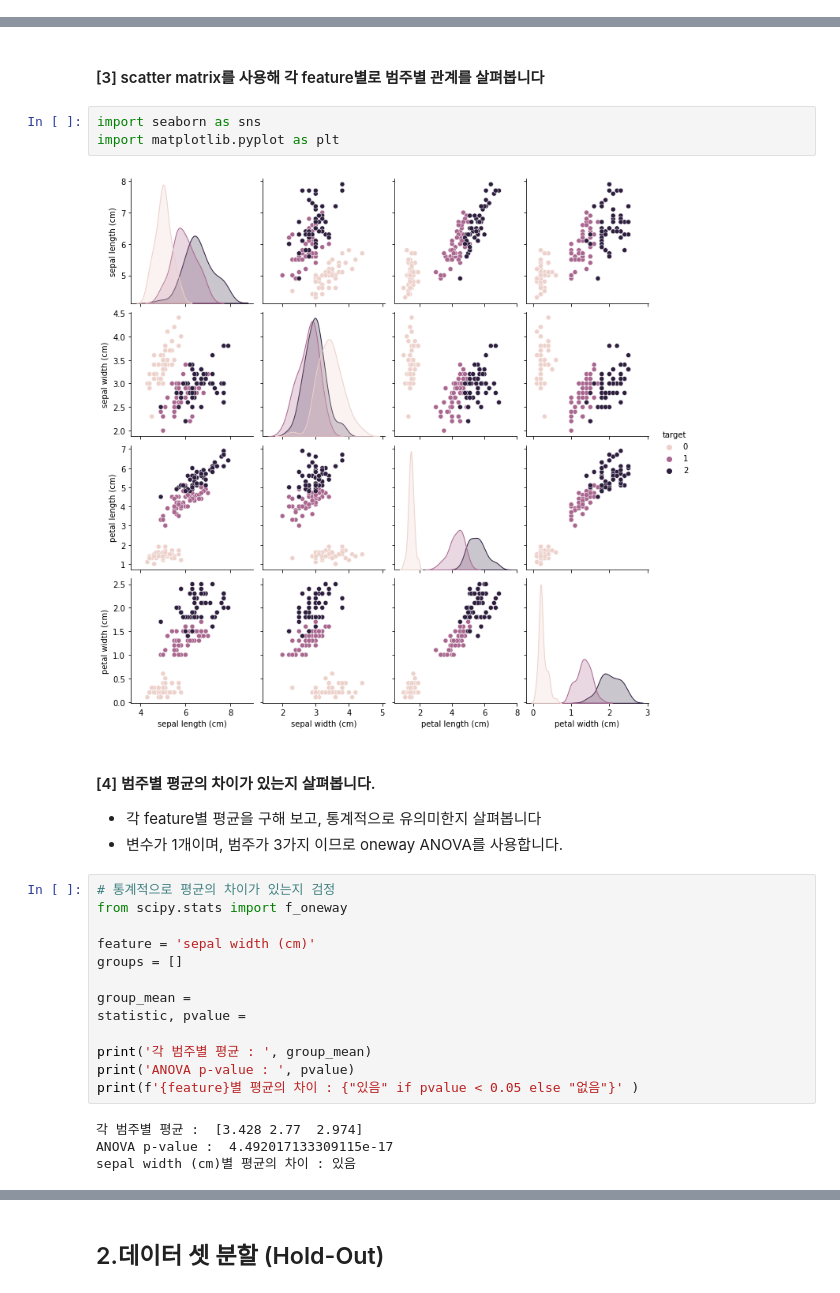
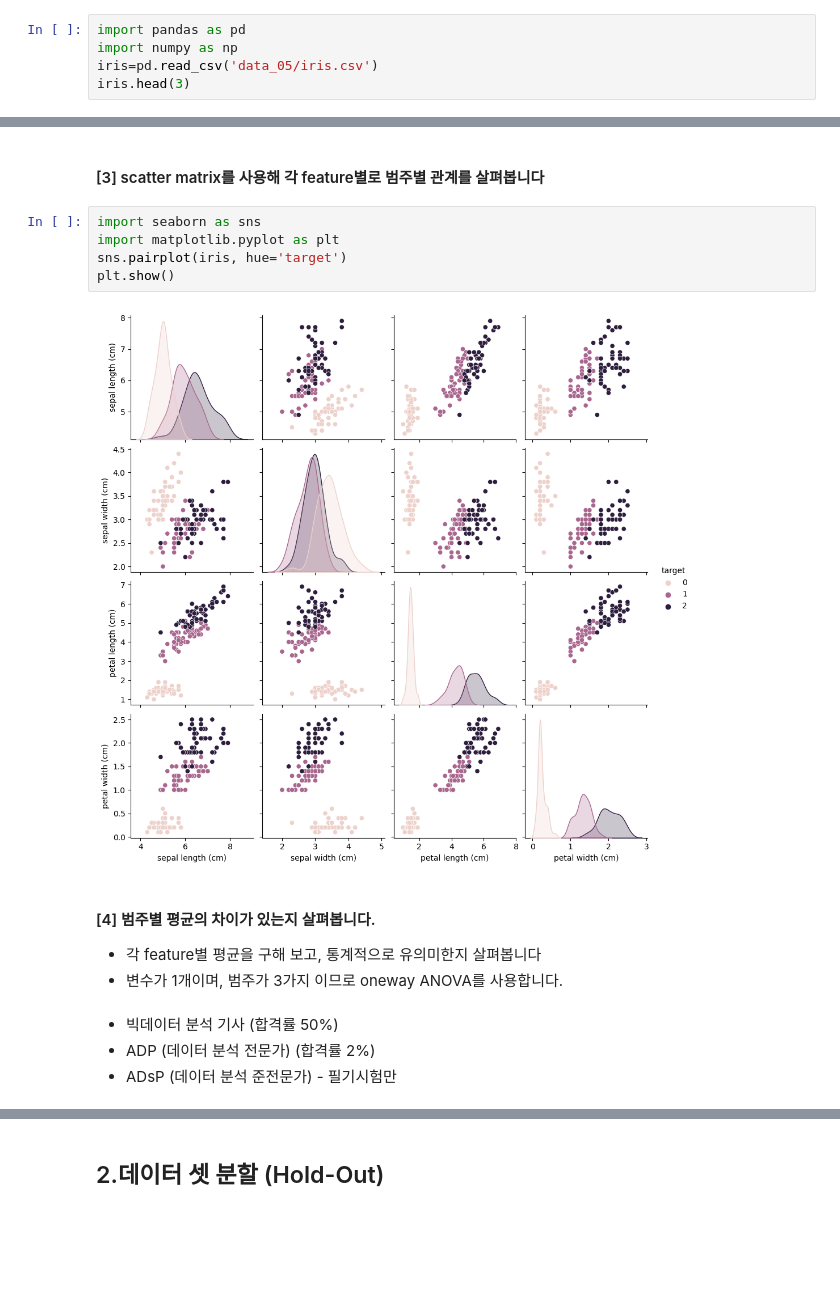
Before and after one commit to blacbakery/py_worksapce, a Jupyter notebook: 강의 노트/05_MachineLearning/p_Camp_ML_01_sklearn_knn_LAB.ipynb, the cells around one changed output, grey strips where cells are left out. Cells and saved outputs as stored; diff of their text form; blank space fills up the shorter version.

```diff
--- a/강의 노트/05_MachineLearning/p_Camp_ML_01_sklearn_knn_LAB.ipynb
+++ b/강의 노트/05_MachineLearning/p_Camp_ML_01_sklearn_knn_LAB.ipynb
@@ -42,0 +31,5 @@ import pandas as pd
+# %%
+import pandas as pd
+import numpy as np
+iris=pd.read_csv('data_05/iris.csv')
+iris.head(3)
@@ -54,26 +63,15 @@ import pandas as pd
 # %%
 import seaborn as sns
 import matplotlib.pyplot as plt
+sns.pairplot(iris, hue='target')
+plt.show()
 # %% [output]
-[figure, old version]
+[figure, new version]
 # %% [markdown]
 #### [4] 범주별 평균의 차이가 있는지 살펴봅니다.
 - 각 feature별 평균을 구해 보고, 통계적으로 유의미한지 살펴봅니다
 - 변수가 1개이며, 범주가 3가지 이므로 oneway ANOVA를 사용합니다.
-# %%
-# 통계적으로 평균의 차이가 있는지 검정
-from scipy.stats import f_oneway
-
-feature = 'sepal width (cm)'
-groups = []
-
-group_mean =
-statistic, pvalue =
-
-print('각 범주별 평균 : ', group_mean)
-print('ANOVA p-value : ', pvalue)
-print(f'{feature}별 평균의 차이 : {"있음" if pvalue < 0.05 else "없음"}' )
-# %% [output]
-각 범주별 평균 :  [3.428 2.77  2.974]
-ANOVA p-value :  4.492017133309115e-17
-sepal width (cm)별 평균의 차이 : 있음
+# %% [markdown]
+- 빅데이터 분석 기사 (합격률 50%)
+- ADP (데이터 분석 전문가) (합격률 2%)
+- ADsP (데이터 분석 준전문가) - 필기시험만
```
Also changed, not shown: parts of 25 cells of this notebook, 8 other files.
